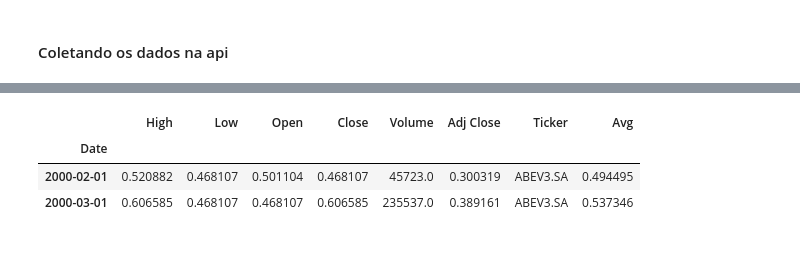
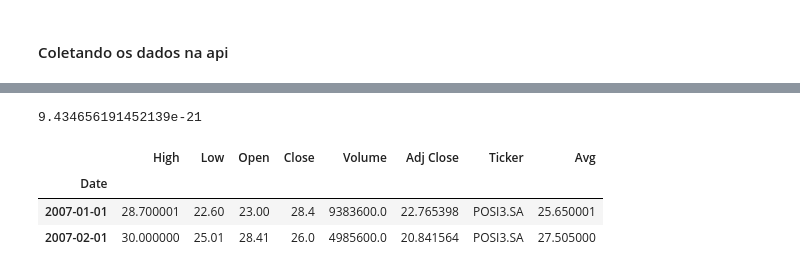
Before and after one commit to dagobertomedeiros/TCC, a Jupyter notebook: analise_financeira.ipynb, the cells around one changed output, grey strips where cells are left out. Cells and saved outputs as stored; diff of their text form; code cells hidden in the pictures.

```diff
--- a/analise_financeira.ipynb
+++ b/analise_financeira.ipynb
@@ -17,7 +17,9 @@ sheet = pd.read_excel('EMPRESAS_B3_09-07-21.xlsx', sheet_name='Página1')
+# %%
+sheet = pd.read_excel('LISTA_EMPRESAS_SELECIONADAS.xlsx', sheet_name='Planilha1')
 # %%
 list_df = []
 list_error = []
 # %%
-tikers = sheet['TICK_API']
+tikers = sheet['Ticker']
 len(tikers)
 # %% [output]
@@ -25,12 +27,16 @@ len(tikers)
 # %% [markdown]
 #### Coletando os dados na api
 # %%
-for i in range(0, 40): #len(sheet)):
+for tik in tikers:
     try:
-        list_df.append(wb.get_data_yahoo(str(tikers[i]), start='2000-1-1', interval="m"))
-        list_df[len(list_df)-1]['Ticker'] = tikers[i]
+        list_df.append(wb.get_data_yahoo(str(tik), start='2000-1-1', interval="m"))
+        list_df[len(list_df)-1]['Ticker'] = tik
+        if len(list_df[-1]) < 36:
+            list_df.pop(-1)
+        elif list_df[-1]['Volume'][-36:len(list_df[-1])-1].mean() < 20_000_000.00:
+            list_df.pop(-1)
     except:
-        list_error.append(tikers[i])
+        list_error.append(tik)
         pass
 # %%
 #removendo valores zerados e ausentes
@@ -38,6 +44,7 @@ for i in range(0, len(list_df)):
     try:
         list_df[i].replace(0, np.nan, inplace=True)
         list_df[i] = list_df[i].dropna()
+        list_df[i] = list_df[i].fillna(method='ffill')
     except:
         pass
 # %%
@@ -67,8 +200,12 @@ def adf_test(y):
+# %%
+teste[1]
+# %% [output]
+9.434656191452139e-21
 # %%
-list_df[2].head(2)
+list_df[94].head(2)
 # %% [output]
 |  | High | Low | Open | Close | Volume | Adj Close | Ticker | Avg |
 | Date |  |  |  |  |  |  |  |  |
-| 2000-02-01 | 0.520882 | 0.468107 | 0.501104 | 0.468107 | 45723.0 | 0.300319 | ABEV3.SA | 0.494495 |
-| 2000-03-01 | 0.606585 | 0.468107 | 0.468107 | 0.606585 | 235537.0 | 0.389161 | ABEV3.SA | 0.537346 |
+| 2007-01-01 | 28.700001 | 22.60 | 23.00 | 28.4 | 9383600.0 | 22.765398 | POSI3.SA | 25.650001 |
+| 2007-02-01 | 30.000000 | 25.01 | 28.41 | 26.0 | 4985600.0 | 20.841564 | POSI3.SA | 27.505000 |
 # %%
```
Also changed, not shown: parts of 36 cells of this notebook.
